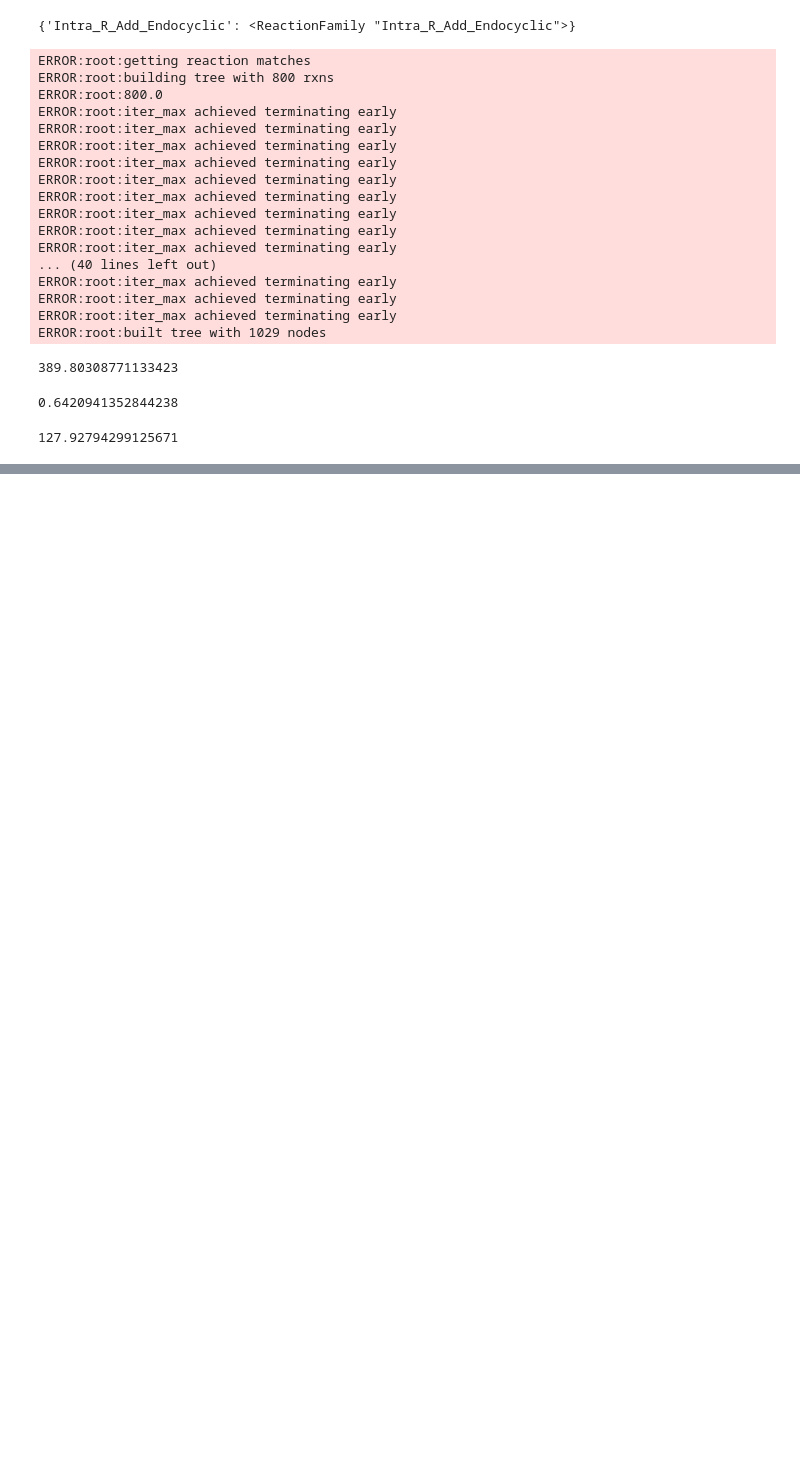
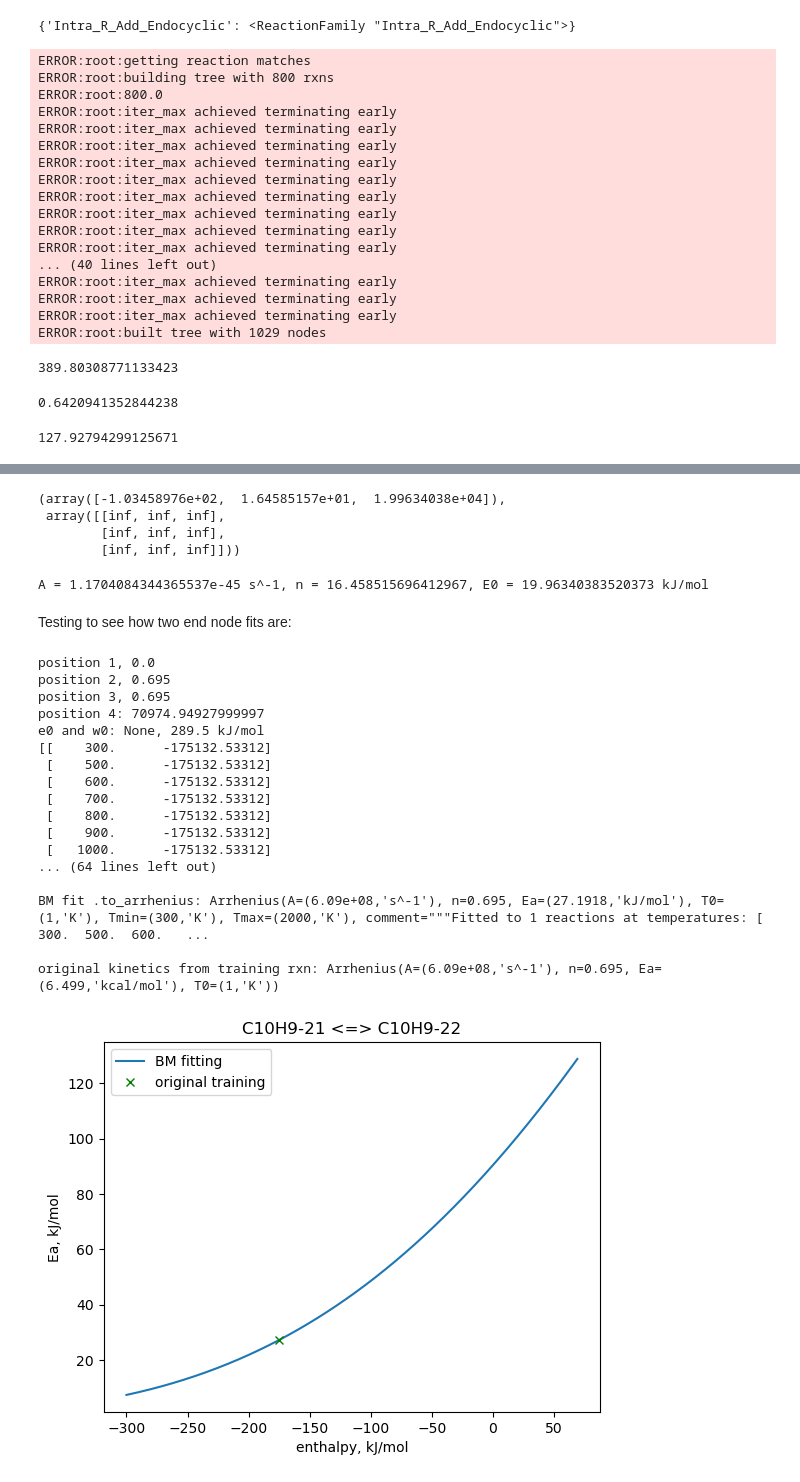
Before and after one commit to Nora-Khalil/PFAS, a Jupyter notebook: AIChE_2024/tools_for_retraining/HPL/BM_tree_fitting/needs_help_autogenerating_DONE/Intra_R_Add_Encyclic_DONE/debugging_nan_uncertainty/debugging_nan_get_rate_coefficient.ipynb, the cells around one changed output, grey strips where cells are left out. Saved outputs shown, nothing was run; the diff lists cells and outputs as text; code cells hidden in the pictures; blank space fills up the shorter version.

```diff
--- a/AIChE_2024/tools_for_retraining/HPL/BM_tree_fitting/needs_help_autogenerating_DONE/Intra_R_Add_Encyclic_DONE/debugging_nan_uncertainty/debugging_nan_get_rate_coefficient.ipynb
+++ b/AIChE_2024/tools_for_retraining/HPL/BM_tree_fitting/needs_help_autogenerating_DONE/Intra_R_Add_Encyclic_DONE/debugging_nan_uncertainty/debugging_nan_get_rate_coefficient.ipynb
@@ -124,0 +258,79 @@ recipe = database.kinetics.families['Intra_R_Add_Endocyclic'].forward_recipe.act
+# %%
+params
+# %% [output]
+(array([-1.03458976e+02,  1.64585157e+01,  1.99634038e+04]),
+ array([[inf, inf, inf],
+        [inf, inf, inf],
+        [inf, inf, inf]]))
+# %%
+print(f'A = {np.e**params[0][0]} s^-1, n = {params[0][1]}, E0 = {params[0][2]/1000} kJ/mol')
+# %% [output]
+A = 1.1704084344365537e-45 s^-1, n = 16.458515696412967, E0 = 19.96340383520373 kJ/mol
+# %% [markdown]
+Testing to see how two end node fits are:
+# %%
+%matplotlib inline
+
+#node 1 = C10H9-21 <=> C10H9-22
+child_node_1 = "Root_N-1R-inRing_N-3R->O_Ext-3CS-R_N-Sp-4R!H=3CCSS_Ext-3CS-R_Ext-5R!H-R_N-Sp-6R!H=5R!H_3CS-inRing_N-Sp-2R=1R_Ext-6R!H-R_Sp-7R!H-6R!H"
+rxns_test = templateRxnMap[child_node_1]
+rxns_test = np.array(rxns_test)
+
+dH_range = range(-300, 70) #in kJ/mol
+
+C10H9_21_Ea_from_BM = []
+
+for i, rxn in enumerate(rxns_test):
+
+    BM_fit = ArrheniusBM().fit_to_reactions([rxn], recipe=recipe)
+    print(f'BM fit: {BM_fit}\n')
+    print(f'BM fit .to_arrhenius: {BM_fit.to_arrhenius(rxn.get_enthalpy_of_reaction(298))}\n')
+    print(f'original kinetics from training rxn: {rxn.kinetics}\n')
+    print('\n')
+
+    if 'C10H9-21' in str(rxn):
+        for dH in dH_range:
+            dH_Joules_per_mole = dH * 1000
+            Ea_from_BM = BM_fit.to_arrhenius(dH_Joules_per_mole).Ea.value #Ea returned in KJ/mol
+            C10H9_21_Ea_from_BM.append(Ea_from_BM)
+        actual_Ea_from_training = rxn.kinetics.Ea.value_si #J/mol
+        C10H9_21_actual_Ea_from_training_kJ_per_mole = actual_Ea_from_training/1000 #kJ/mol
+        actual_enthalpy_for_training_reactions = rxn.get_enthalpy_of_reaction(298) #in J/mol
+        C10H9_21_actual_enthalpy_for_training_reactions_kJ_per_mol = actual_enthalpy_for_training_reactions/1000 #kJ/mol
+        plt.figure()
+        plt.plot(list(dH_range), C10H9_21_Ea_from_BM, label = 'BM fitting')
+        plt.plot(C10H9_21_actual_enthalpy_for_training_reactions_kJ_per_mol, C10H9_21_actual_Ea_from_training_kJ_per_mole, 'x', c= 'green', label = 'original training')
+        plt.title('C10H9-21 <=> C10H9-22')
+        plt.xlabel('enthalpy, kJ/mol')
+        plt.ylabel('Ea, kJ/mol')
+        plt.legend()
+        plt.show()
+
+
+
+#FROM _make_rule(rr) in FAMILY.PY
+# dlnks = np.array([
+#                 np.log(
+#                     ArrheniusBM().fit_to_reactions(rxns[list(set(range(len(rxns))) - {i})], recipe=recipe)
+#                     .to_arrhenius(rxn.get_enthalpy_of_reaction(Tref))
+#                     .get_rate_coefficient(T=Tref) / rxn.get_rate_coefficient(T=Tref)
+#                 ) for i, rxn in enumerate(rxns)
+# %% [output]
+position 1, 0.0
+position 2, 0.695
+position 3, 0.695
+position 4: 70974.94927999997
+e0 and w0: None, 289.5 kJ/mol
+[[    300.      -175132.53312]
+ [    500.      -175132.53312]
+ [    600.      -175132.53312]
+ [    700.      -175132.53312]
+ [    800.      -175132.53312]
+ [    900.      -175132.53312]
+ [   1000.      -175132.53312]
+... (64 lines left out)
+
+BM fit .to_arrhenius: Arrhenius(A=(6.09e+08,'s^-1'), n=0.695, Ea=(27.1918,'kJ/mol'), T0=(1,'K'), Tmin=(300,'K'), Tmax=(2000,'K'), comment="""Fitted to 1 reactions at temperatures: [ 300.  500.  600.   ...
+
+original kinetics from training rxn: Arrhenius(A=(6.09e+08,'s^-1'), n=0.695, Ea=(6.499,'kcal/mol'), T0=(1,'K'))
+[figure, added]
```
Also changed, not shown: parts of 34 cells of this notebook, 2 other files.
